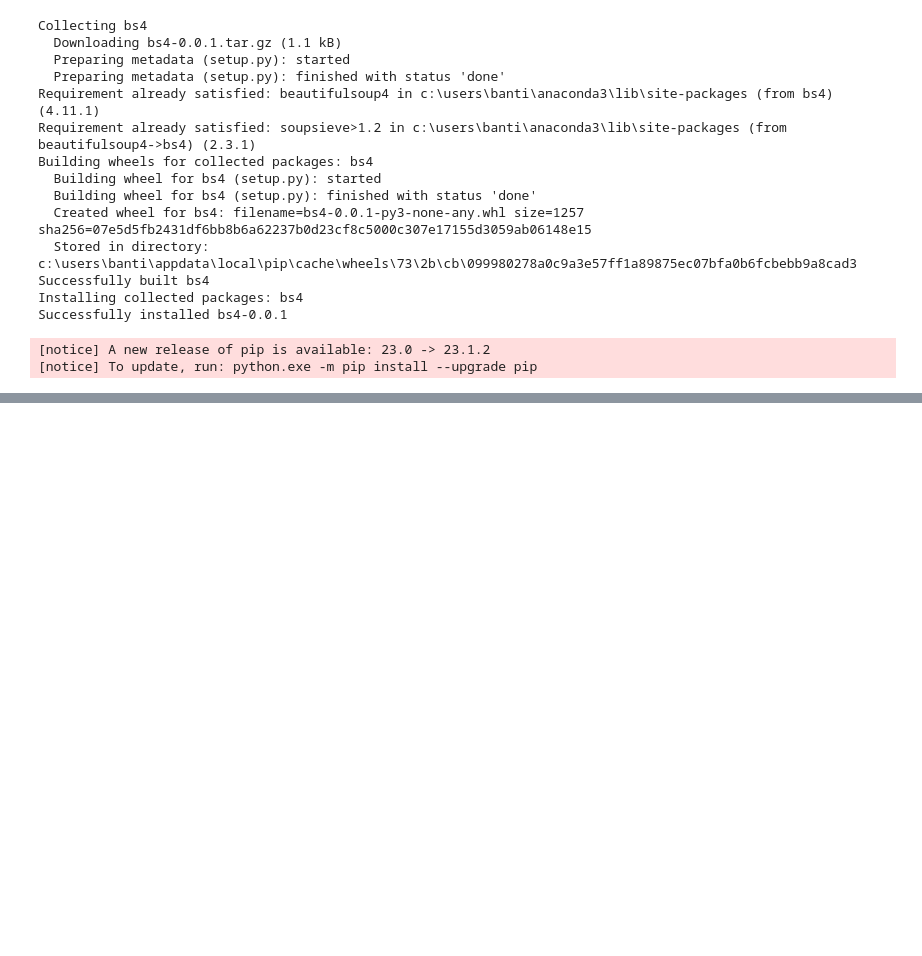
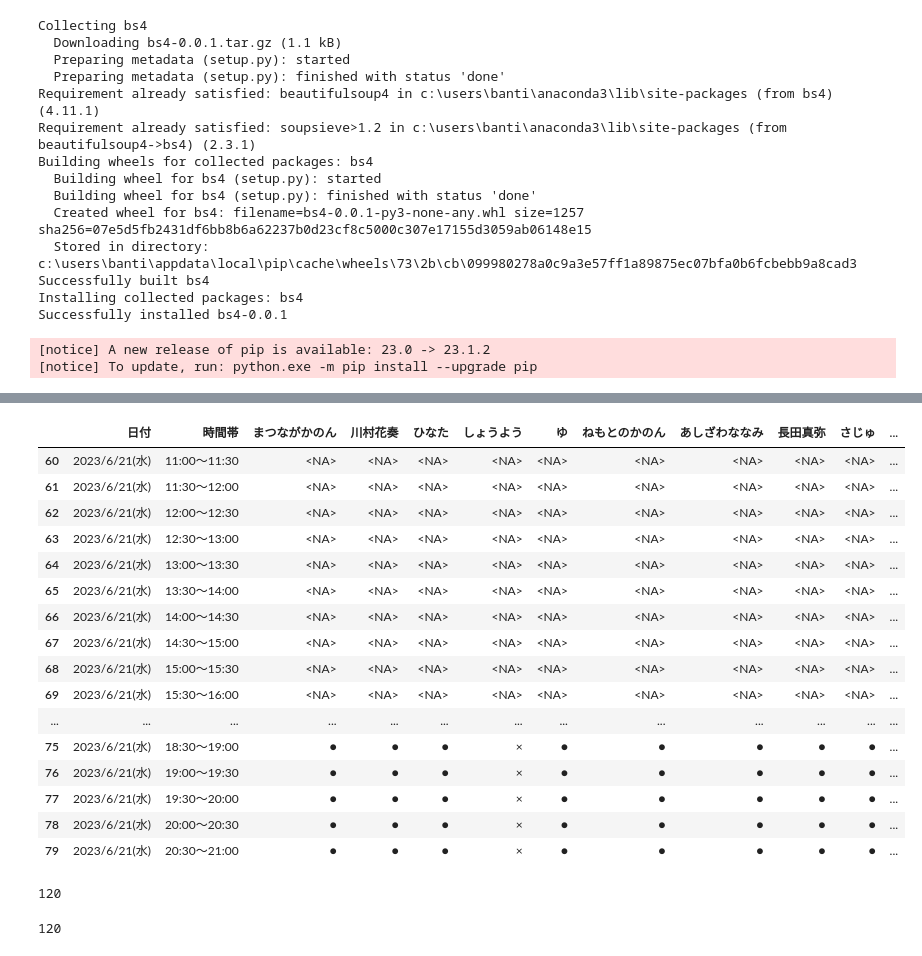
Before and after one commit to Panda17TK/tsukusho-app, a Jupyter notebook: notebook/tonton_ideas.ipynb, the cells around one changed output, grey strips where cells are left out. Saved outputs shown, nothing was run; the diff lists cells and outputs as text; code cells hidden in the pictures; blank space fills up the shorter version.

```diff
--- a/notebook/tonton_ideas.ipynb
+++ b/notebook/tonton_ideas.ipynb
@@ -453,0 +472,3 @@ setdata_instance = setdata.SetData(input_value)
+# %%
+for name in list(setdata_instance.data_user_frame.keys()):
+    print(name)
@@ -453,0 +512,4 @@ setdata_instance = setdata.SetData(input_value)
+# %%
+data_user_frame = {}
+for name in list(setdata_instance.data_user_frame.keys()):
+    data_user_frame[name]=setdata_instance.data_user_frame[name].replace("", pd.NA).dropna(how='all', axis=0)
@@ -453,0 +538,5 @@ setdata_instance = setdata.SetData(input_value)
+# %%
+import pulp
+#日付リスト
+dates = list(data_user_frame[list(setdata_instance.data_user_frame.keys())[0]].columns)
+time_slots = list(data_user_frame[list(setdata_instance.data_user_frame.keys())[0]].index)
@@ -453,0 +563,47 @@ setdata_instance = setdata.SetData(input_value)
+# %%
+data_all_frame=pd.DataFrame()
+name_data_dict={}
+name_date_dict={}
+name_time_dict={}
+for name in list(data_user_frame.keys()):
+    name_data_dict[name] = []
+    name_date_dict[name] = []
+    name_time_dict[name] = []
+for name in list(data_user_frame.keys()):
+    for date in dates:
+        for time in time_slots:
+            name_date_dict[name].append(date)
+            name_time_dict[name].append(time)
+            name_data_dict[name].append(data_user_frame[name][date][time])
+for name in list(name_data_dict.keys()):
+    data_all_frame["日付"] = name_date_dict[name]
+    data_all_frame["時間帯"] = name_time_dict[name]
+    data_all_frame[name] = name_data_dict[name]
+# %%
+data_all_frame[data_all_frame["日付"]=="2023/6/21(水)"]
+# %% [output]
+|  | 日付 | 時間帯 | まつながかのん | 川村花奏 | ひなた | しょうよう | ゆ | ねもとのかのん | あしざわななみ | 長田真弥 | さじゅ | ... |
+| 60 | 2023/6/21(水) | 11:00～11:30 | <NA> | <NA> | <NA> | <NA> | <NA> | <NA> | <NA> | <NA> | <NA> | ... |
+| 61 | 2023/6/21(水) | 11:30～12:00 | <NA> | <NA> | <NA> | <NA> | <NA> | <NA> | <NA> | <NA> | <NA> | ... |
+| 62 | 2023/6/21(水) | 12:00～12:30 | <NA> | <NA> | <NA> | <NA> | <NA> | <NA> | <NA> | <NA> | <NA> | ... |
+| 63 | 2023/6/21(水) | 12:30～13:00 | <NA> | <NA> | <NA> | <NA> | <NA> | <NA> | <NA> | <NA> | <NA> | ... |
+| 64 | 2023/6/21(水) | 13:00～13:30 | <NA> | <NA> | <NA> | <NA> | <NA> | <NA> | <NA> | <NA> | <NA> | ... |
+| 65 | 2023/6/21(水) | 13:30～14:00 | <NA> | <NA> | <NA> | <NA> | <NA> | <NA> | <NA> | <NA> | <NA> | ... |
+| 66 | 2023/6/21(水) | 14:00～14:30 | <NA> | <NA> | <NA> | <NA> | <NA> | <NA> | <NA> | <NA> | <NA> | ... |
+| 67 | 2023/6/21(水) | 14:30～15:00 | <NA> | <NA> | <NA> | <NA> | <NA> | <NA> | <NA> | <NA> | <NA> | ... |
+| 68 | 2023/6/21(水) | 15:00～15:30 | <NA> | <NA> | <NA> | <NA> | <NA> | <NA> | <NA> | <NA> | <NA> | ... |
+| 69 | 2023/6/21(水) | 15:30～16:00 | <NA> | <NA> | <NA> | <NA> | <NA> | <NA> | <NA> | <NA> | <NA> | ... |
+| ... | ... | ... | ... | ... | ... | ... | ... | ... | ... | ... | ... | ... |
+| 75 | 2023/6/21(水) | 18:30～19:00 | ● | ● | ● | × | ● | ● | ● | ● | ● | ... |
+| 76 | 2023/6/21(水) | 19:00～19:30 | ● | ● | ● | × | ● | ● | ● | ● | ● | ... |
+| 77 | 2023/6/21(水) | 19:30～20:00 | ● | ● | ● | × | ● | ● | ● | ● | ● | ... |
+| 78 | 2023/6/21(水) | 20:00～20:30 | ● | ● | ● | × | ● | ● | ● | ● | ● | ... |
+| 79 | 2023/6/21(水) | 20:30～21:00 | ● | ● | ● | × | ● | ● | ● | ● | ● | ... |
+# %%
+len(name_date_dict[name])
+# %% [output]
+120
+# %%
+len(name_time_dict[name])
+# %% [output]
+120
```
Also changed, not shown: parts of 11 cells of this notebook, 3 other files.
